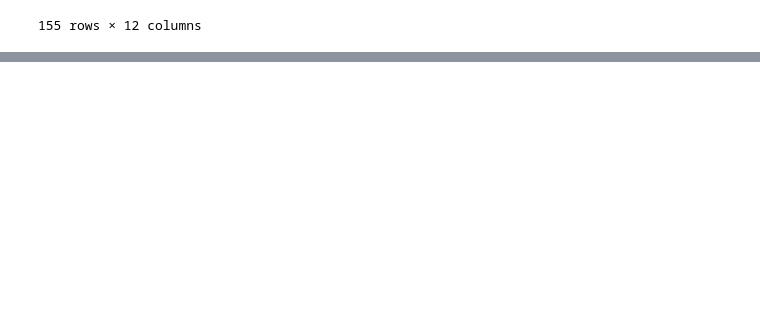
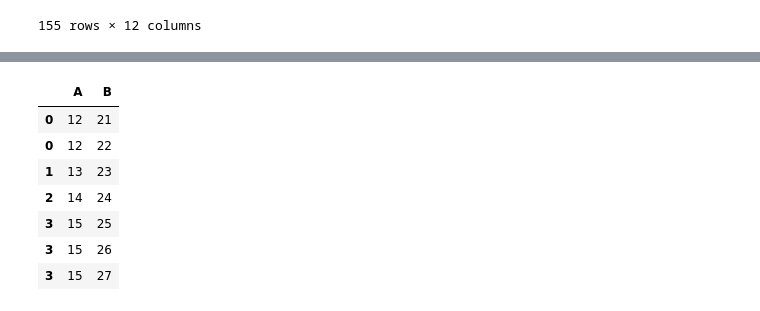
Before and after one commit to lonelywollf/pandasClass, a Jupyter notebook: 01 pandas_basic.ipynb, the cells around one changed output, grey strips where cells are left out. Drawn from its saved outputs; the diff is of its cells as text; code cells hidden in the pictures; blank space fills up the shorter version.

```diff
--- a/01 pandas_basic.ipynb
+++ b/01 pandas_basic.ipynb
@@ -410,0 +413,4 @@ df_source
+# %%
+data = {'A':[12,13,14,15],'B':[[21,22],23,24,[25,26,27]]}
+df0 = pd.DataFrame(data)
+df0
@@ -410,0 +423,11 @@ df_source
+# %%
+df0.explode('B')
+# %% [output]
+|  | A | B |
+| 0 | 12 | 21 |
+| 0 | 12 | 22 |
+| 1 | 13 | 23 |
+| 2 | 14 | 24 |
+| 3 | 15 | 25 |
+| 3 | 15 | 26 |
+| 3 | 15 | 27 |
```
Also changed, not shown: parts of 3 cells of this notebook, 1 other file.
